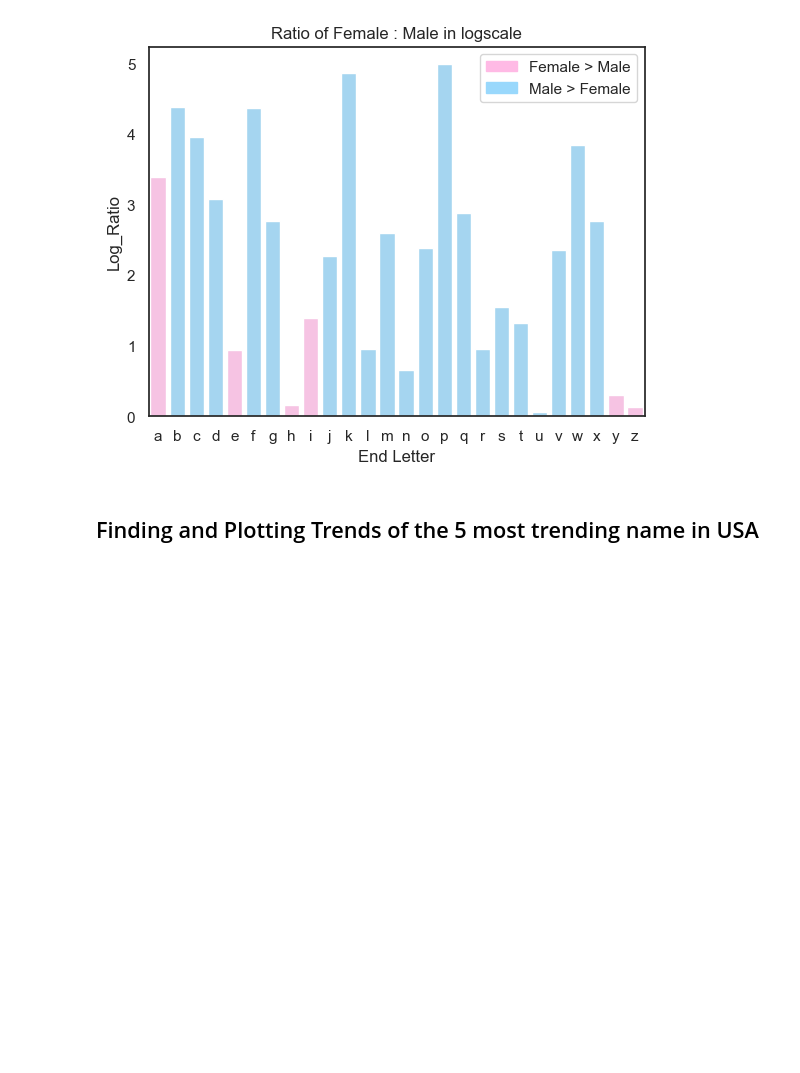
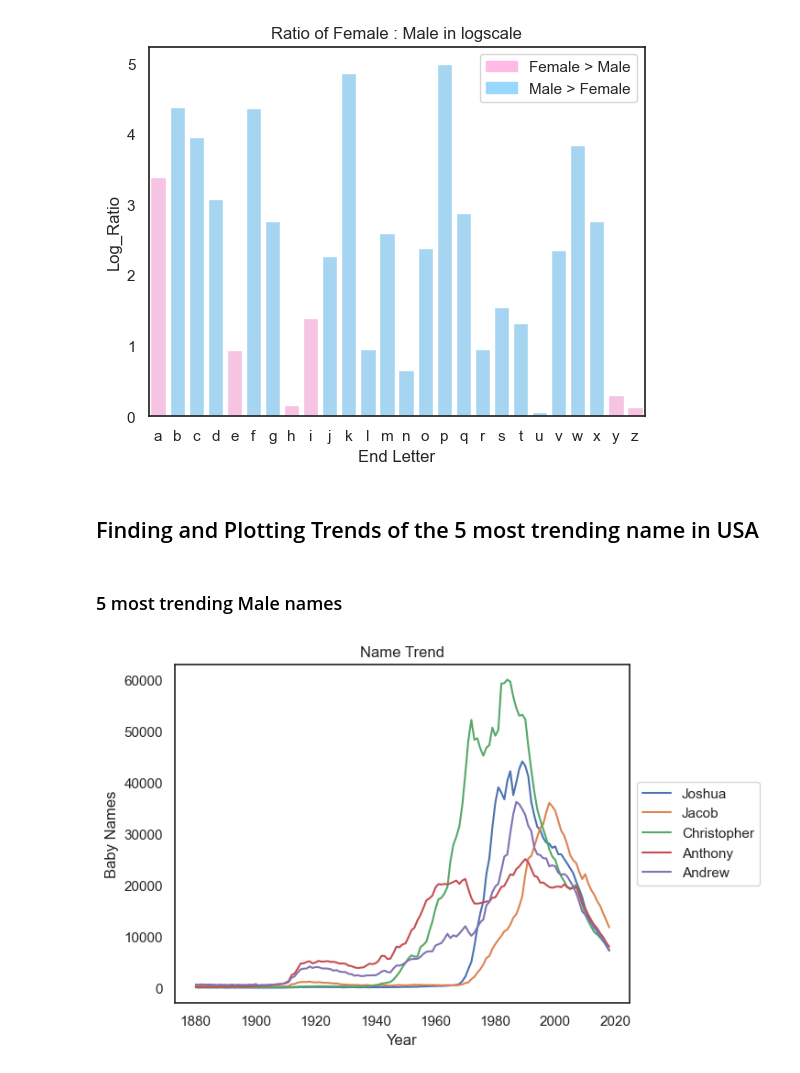
Before and after one commit to Priyagha/US_Name_Trends, a Jupyter notebook: US_Name_Trends.ipynb, the cells around one changed output. Cells and saved outputs as stored; diff of their text form; code cells hidden in the pictures; blank space fills up the shorter version.

Commit message:
plot of the 5 most trending male and female names in USA

```diff
--- a/US_Name_Trends.ipynb
+++ b/US_Name_Trends.ipynb
@@ -224,3 +224,9 @@ testing_df['Rate_Male'] = testing_df['Male'].map(lambda x : rate(x))
 testing_df['Rate_Female'] = testing_df['Female'].map(lambda x : rate(x))
 male_trending = testing_df['Rate_Male'].sort_values(ascending = True)[:5].index
 female_trending = testing_df['Rate_Female'].sort_values(ascending = True)[:5].index
+# %% [markdown]
+### 5 most trending Male names
+# %%
+name_plot(male_trending,'Male')
+# %% [output]
+[figure, added]
```
Also changed, not shown: parts of 2 cells of this notebook.
